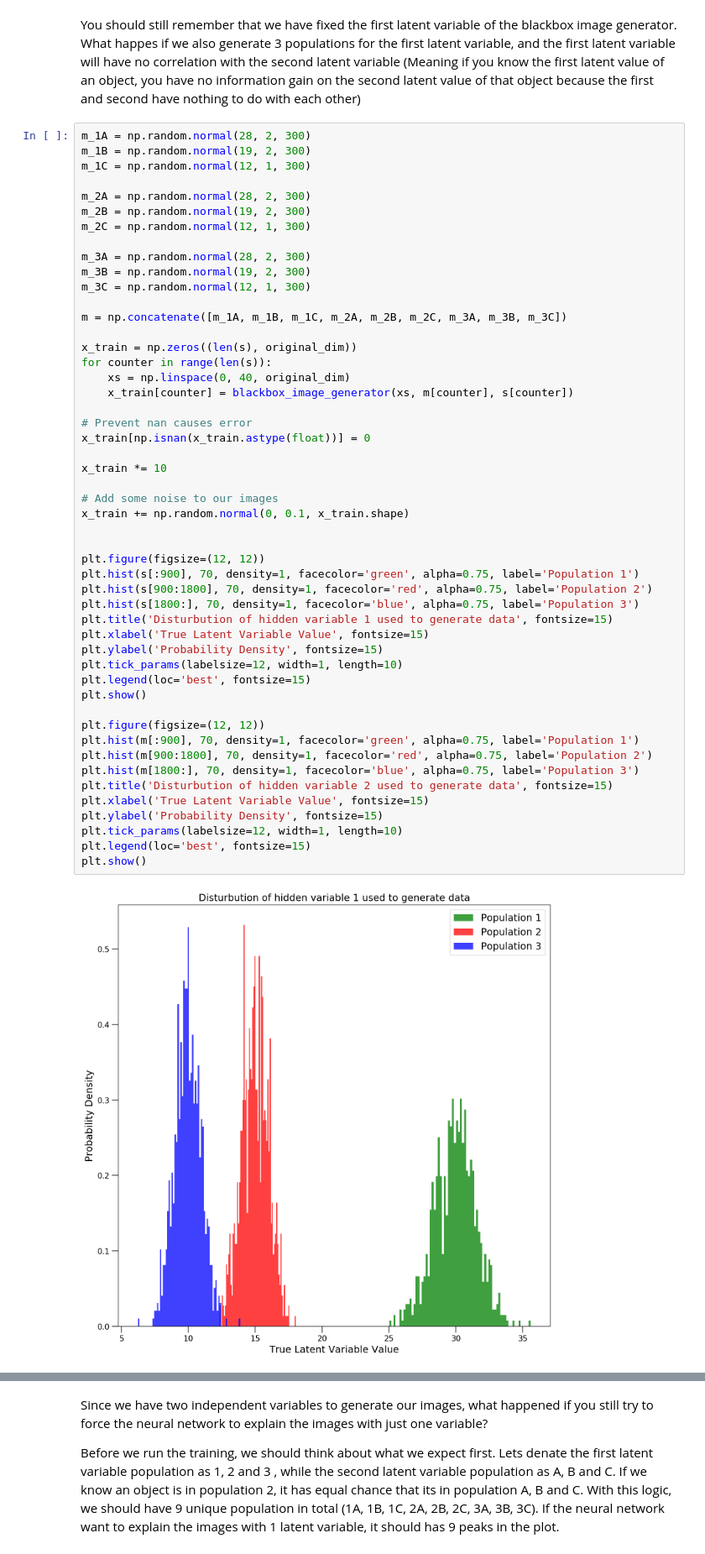
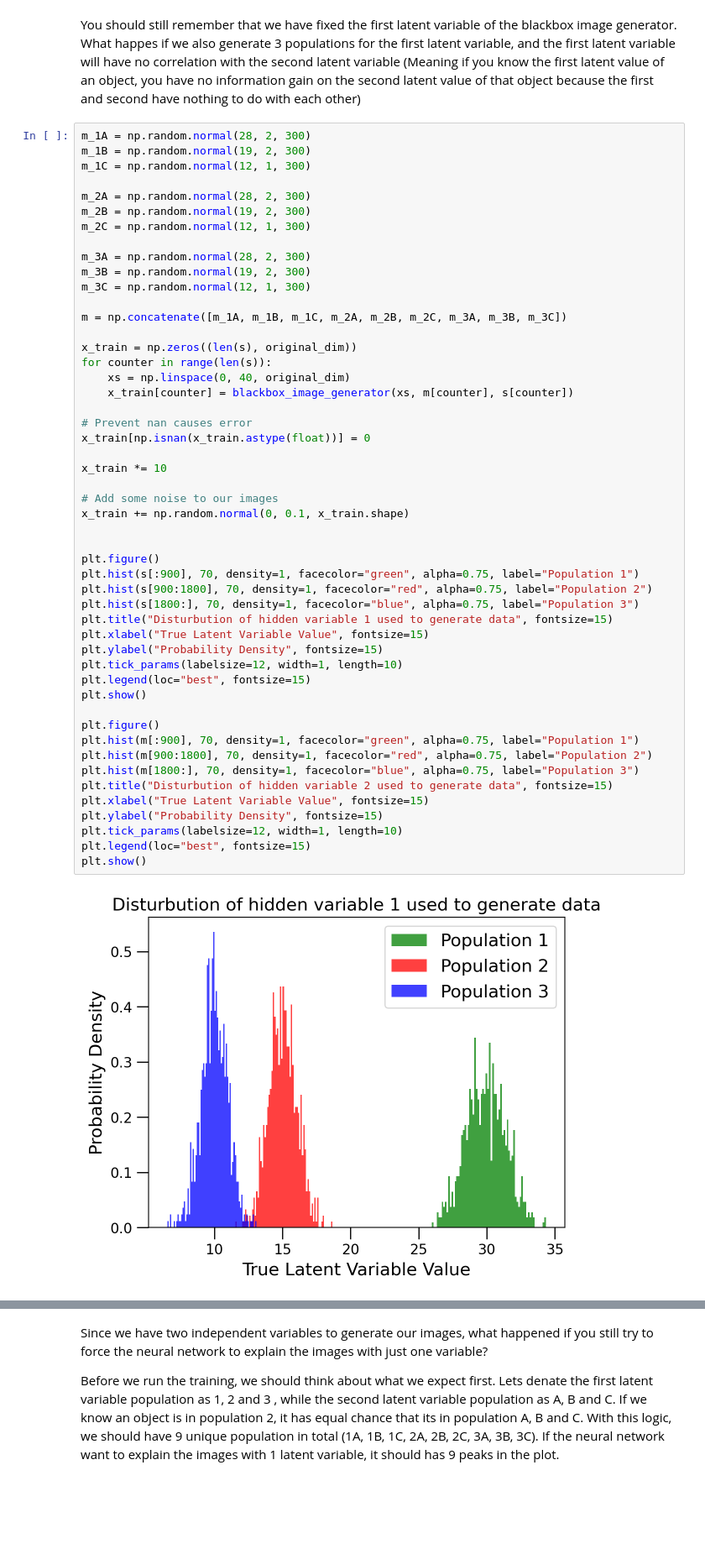
Before and after one commit to henrysky/astroNN, a Jupyter notebook: demo_tutorial/VAE/variational_autoencoder_demo.ipynb, the cells around one changed output, grey strips where cells are left out. Shown at 84% size. Cells and saved outputs as stored; diff of their text form; blank space fills up the shorter version.

```diff
--- a/demo_tutorial/VAE/variational_autoencoder_demo.ipynb
+++ b/demo_tutorial/VAE/variational_autoencoder_demo.ipynb
@@ -180,47 +183,47 @@ m_1C = np.random.normal(12, 1, 300)
 m_2A = np.random.normal(28, 2, 300)
 m_2B = np.random.normal(19, 2, 300)
 m_2C = np.random.normal(12, 1, 300)
 
 m_3A = np.random.normal(28, 2, 300)
 m_3B = np.random.normal(19, 2, 300)
 m_3C = np.random.normal(12, 1, 300)
 
 m = np.concatenate([m_1A, m_1B, m_1C, m_2A, m_2B, m_2C, m_3A, m_3B, m_3C])
 
 x_train = np.zeros((len(s), original_dim))
 for counter in range(len(s)):
     xs = np.linspace(0, 40, original_dim)
     x_train[counter] = blackbox_image_generator(xs, m[counter], s[counter])
 
 # Prevent nan causes error
 x_train[np.isnan(x_train.astype(float))] = 0
 
 x_train *= 10
 
 # Add some noise to our images
 x_train += np.random.normal(0, 0.1, x_train.shape)
 
 
-plt.figure(figsize=(12, 12))
-plt.hist(s[:900], 70, density=1, facecolor='green', alpha=0.75, label='Population 1')
-plt.hist(s[900:1800], 70, density=1, facecolor='red', alpha=0.75, label='Population 2')
-plt.hist(s[1800:], 70, density=1, facecolor='blue', alpha=0.75, label='Population 3')
-plt.title('Disturbution of hidden variable 1 used to generate data', fontsize=15)
-plt.xlabel('True Latent Variable Value', fontsize=15)
-plt.ylabel('Probability Density', fontsize=15)
+plt.figure()
+plt.hist(s[:900], 70, density=1, facecolor="green", alpha=0.75, label="Population 1")
+plt.hist(s[900:1800], 70, density=1, facecolor="red", alpha=0.75, label="Population 2")
+plt.hist(s[1800:], 70, density=1, facecolor="blue", alpha=0.75, label="Population 3")
+plt.title("Disturbution of hidden variable 1 used to generate data", fontsize=15)
+plt.xlabel("True Latent Variable Value", fontsize=15)
+plt.ylabel("Probability Density", fontsize=15)
 plt.tick_params(labelsize=12, width=1, length=10)
-plt.legend(loc='best', fontsize=15)
+plt.legend(loc="best", fontsize=15)
 plt.show()
 
-plt.figure(figsize=(12, 12))
-plt.hist(m[:900], 70, density=1, facecolor='green', alpha=0.75, label='Population 1')
-plt.hist(m[900:1800], 70, density=1, facecolor='red', alpha=0.75, label='Population 2')
-plt.hist(m[1800:], 70, density=1, facecolor='blue', alpha=0.75, label='Population 3')
-plt.title('Disturbution of hidden variable 2 used to generate data', fontsize=15)
-plt.xlabel('True Latent Variable Value', fontsize=15)
-plt.ylabel('Probability Density', fontsize=15)
+plt.figure()
+plt.hist(m[:900], 70, density=1, facecolor="green", alpha=0.75, label="Population 1")
+plt.hist(m[900:1800], 70, density=1, facecolor="red", alpha=0.75, label="Population 2")
+plt.hist(m[1800:], 70, density=1, facecolor="blue", alpha=0.75, label="Population 3")
+plt.title("Disturbution of hidden variable 2 used to generate data", fontsize=15)
+plt.xlabel("True Latent Variable Value", fontsize=15)
+plt.ylabel("Probability Density", fontsize=15)
 plt.tick_params(labelsize=12, width=1, length=10)
-plt.legend(loc='best', fontsize=15)
+plt.legend(loc="best", fontsize=15)
 plt.show()
 # %% [output]
-[figure, old version]
+[figure, new version]
```
Also changed, not shown: parts of 11 cells of this notebook, 1 other file.
